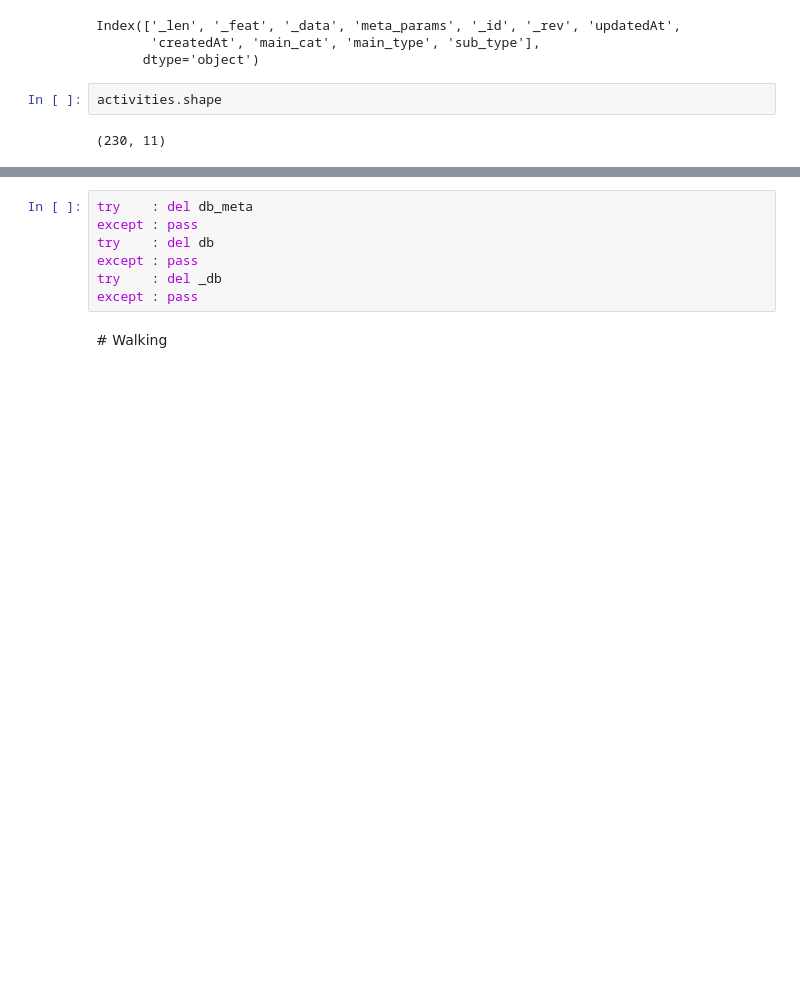
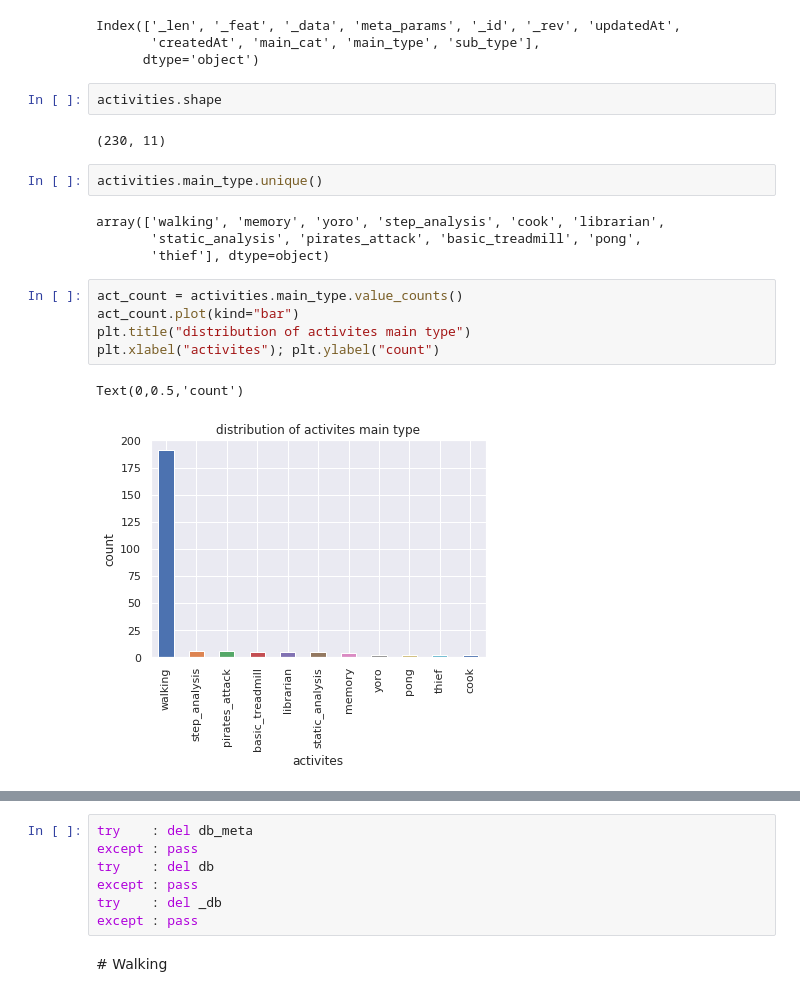
Before and after one commit to AlexandreGazagnes/EzyGain, a Jupyter notebook: first_database_tour.ipynb, the cells around one changed output, grey strips where cells are left out. Saved outputs shown, nothing was run; the diff lists cells and outputs as text; blank space fills up the shorter version.

```diff
--- a/first_database_tour.ipynb
+++ b/first_database_tour.ipynb
@@ -819,3 +817,17 @@ Index(['_len', '_feat', '_data', 'meta_params', '_id', '_rev', 'updatedAt',
 activities.shape
 # %% [output]
 (230, 11)
+# %%
+activities.main_type.unique()
+# %% [output]
+array(['walking', 'memory', 'yoro', 'step_analysis', 'cook', 'librarian',
+       'static_analysis', 'pirates_attack', 'basic_treadmill', 'pong',
+       'thief'], dtype=object)
+# %%
+act_count = activities.main_type.value_counts()
+act_count.plot(kind="bar")
+plt.title("distribution of activites main type")
+plt.xlabel("activites"); plt.ylabel("count")
+# %% [output]
+Text(0,0.5,'count')
+[figure, added]
```
Also changed, not shown: parts of 15 cells of this notebook.
